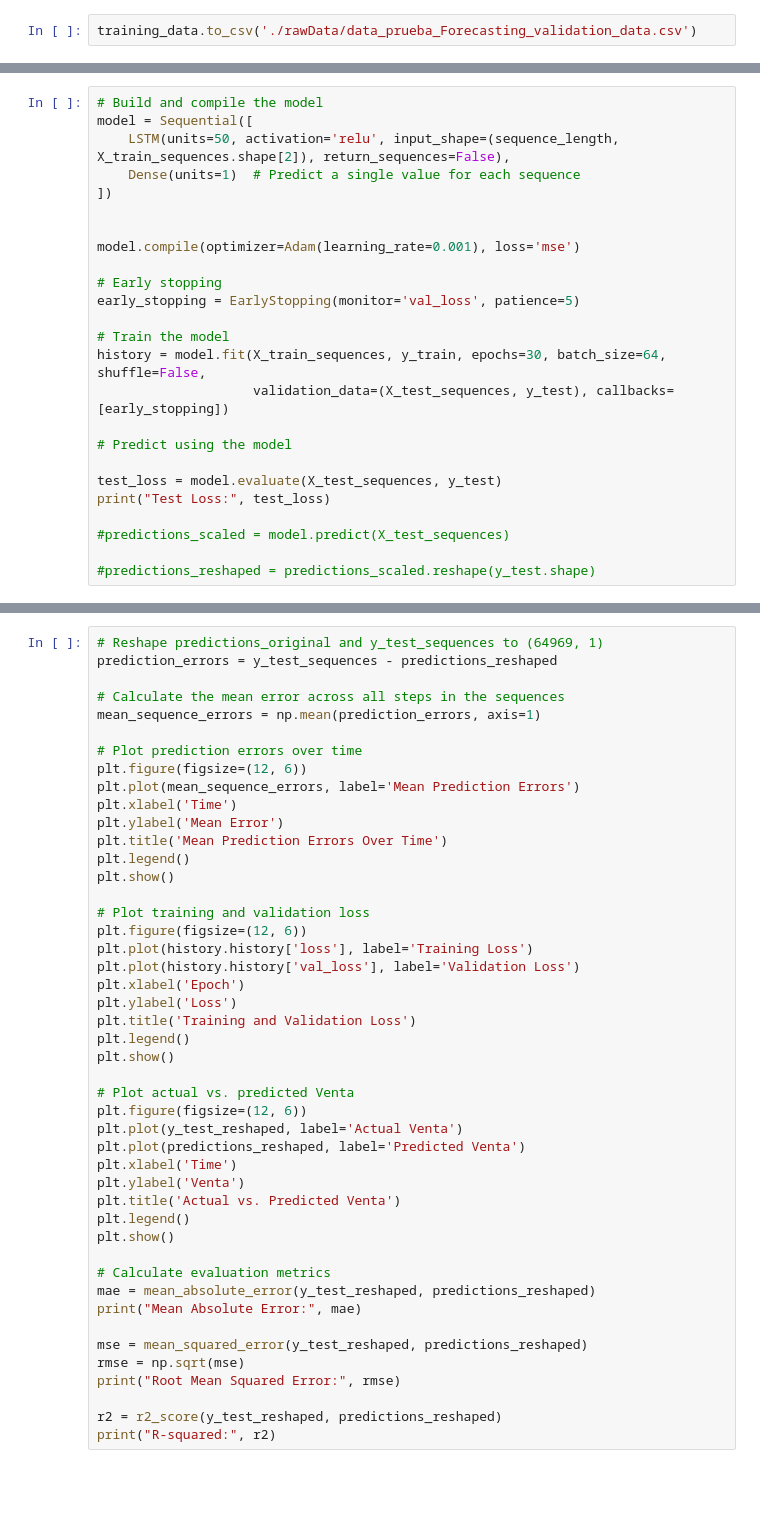
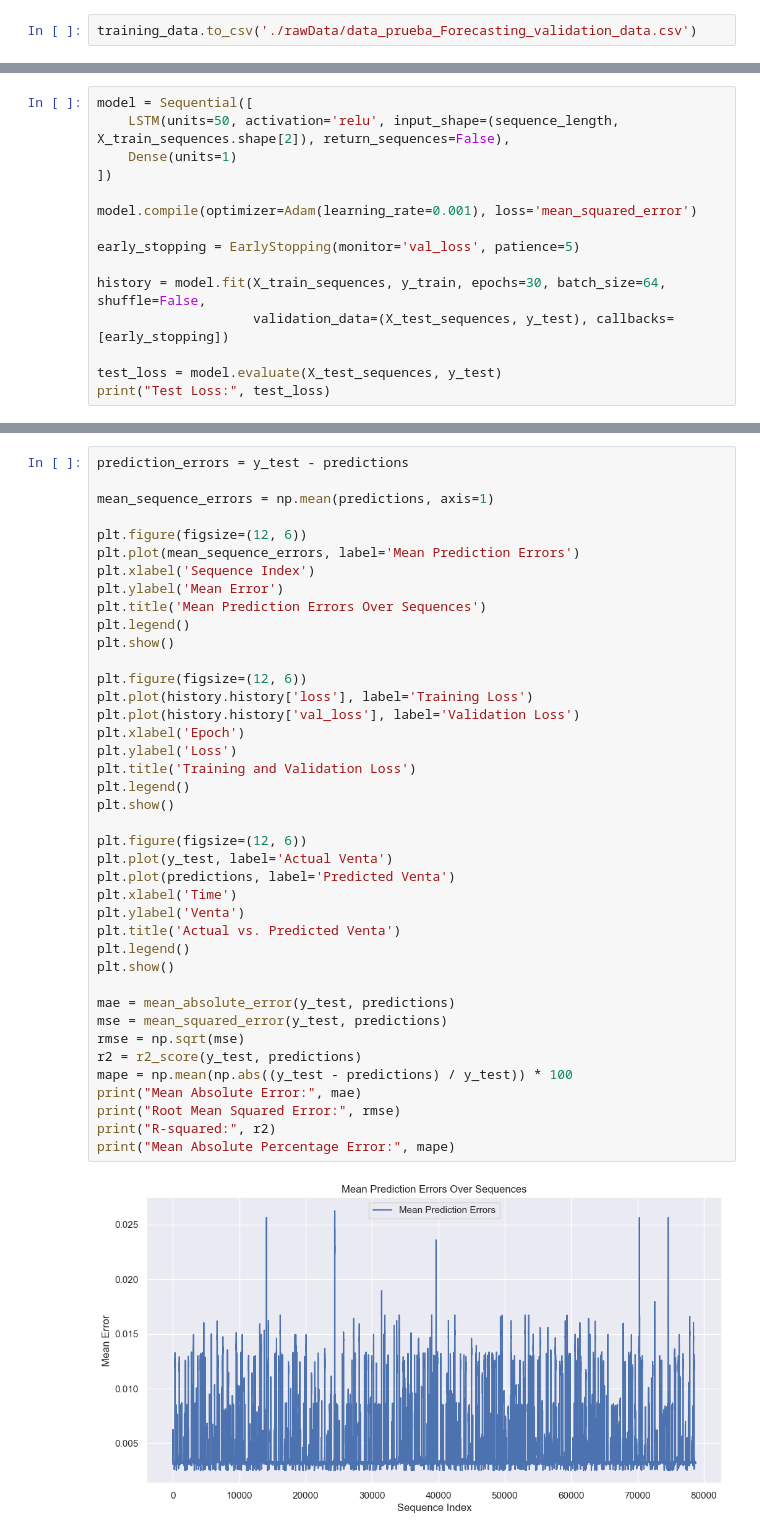
Before and after one commit to AlanMLCH/pythonDataScience, a Jupyter notebook: enkiForecasting/MLProcess.ipynb, the cells around one changed output, grey strips where cells are left out. Cells and saved outputs as stored; diff of their text form; blank space fills up the shorter version.

Commit message:
Finished the model
I finished the model but I need to hyperparameter tunning

```diff
--- a/enkiForecasting/MLProcess.ipynb
+++ b/enkiForecasting/MLProcess.ipynb
@@ -302,27 +261,17 @@ y_test shape: (78762, 1)
 # %%
-# Build and compile the model
 model = Sequential([
     LSTM(units=50, activation='relu', input_shape=(sequence_length, X_train_sequences.shape[2]), return_sequences=False),
-    Dense(units=1)  # Predict a single value for each sequence
+    Dense(units=1)
 ])
 
+model.compile(optimizer=Adam(learning_rate=0.001), loss='mean_squared_error')
 
-model.compile(optimizer=Adam(learning_rate=0.001), loss='mse')
-
-# Early stopping
 early_stopping = EarlyStopping(monitor='val_loss', patience=5)
 
-# Train the model
 history = model.fit(X_train_sequences, y_train, epochs=30, batch_size=64, shuffle=False,
                     validation_data=(X_test_sequences, y_test), callbacks=[early_stopping])
 
-# Predict using the model
-
 test_loss = model.evaluate(X_test_sequences, y_test)
 print("Test Loss:", test_loss)
-
-#predictions_scaled = model.predict(X_test_sequences)
-
-#predictions_reshaped = predictions_scaled.reshape(y_test.shape)
 # %% [output]
 Epoch 1/30
@@ -352,46 +321,42 @@ print("Shape of predictions:", predictions.shape)
 # %%
-# Reshape predictions_original and y_test_sequences to (64969, 1)
-prediction_errors = y_test_sequences - predictions_reshaped
+prediction_errors = y_test - predictions
 
-# Calculate the mean error across all steps in the sequences
-mean_sequence_errors = np.mean(prediction_errors, axis=1)
+mean_sequence_errors = np.mean(predictions, axis=1)
 
-# Plot prediction errors over time
 plt.figure(figsize=(12, 6))
 plt.plot(mean_sequence_errors, label='Mean Prediction Errors')
-plt.xlabel('Time')
+plt.xlabel('Sequence Index')
 plt.ylabel('Mean Error')
-plt.title('Mean Prediction Errors Over Time')
+plt.title('Mean Prediction Errors Over Sequences')
 plt.legend()
 plt.show()
 
-# Plot training and validation loss
 plt.figure(figsize=(12, 6))
 plt.plot(history.history['loss'], label='Training Loss')
 plt.plot(history.history['val_loss'], label='Validation Loss')
 plt.xlabel('Epoch')
 plt.ylabel('Loss')
 plt.title('Training and Validation Loss')
 plt.legend()
 plt.show()
 
-# Plot actual vs. predicted Venta
 plt.figure(figsize=(12, 6))
-plt.plot(y_test_reshaped, label='Actual Venta')
-plt.plot(predictions_reshaped, label='Predicted Venta')
+plt.plot(y_test, label='Actual Venta')
+plt.plot(predictions, label='Predicted Venta')
 plt.xlabel('Time')
 plt.ylabel('Venta')
 plt.title('Actual vs. Predicted Venta')
 plt.legend()
 plt.show()
 
-# Calculate evaluation metrics
-mae = mean_absolute_error(y_test_reshaped, predictions_reshaped)
+mae = mean_absolute_error(y_test, predictions)
+mse = mean_squared_error(y_test, predictions)
+rmse = np.sqrt(mse)
+r2 = r2_score(y_test, predictions)
+mape = np.mean(np.abs((y_test - predictions) / y_test)) * 100
 print("Mean Absolute Error:", mae)
-
-mse = mean_squared_error(y_test_reshaped, predictions_reshaped)
-rmse = np.sqrt(mse)
 print("Root Mean Squared Error:", rmse)
-
-r2 = r2_score(y_test_reshaped, predictions_reshaped)
 print("R-squared:", r2)
+print("Mean Absolute Percentage Error:", mape)
+# %% [output]
+[figure, added]
```
Also changed, not shown: parts of 9 cells of this notebook, 5 other files.
